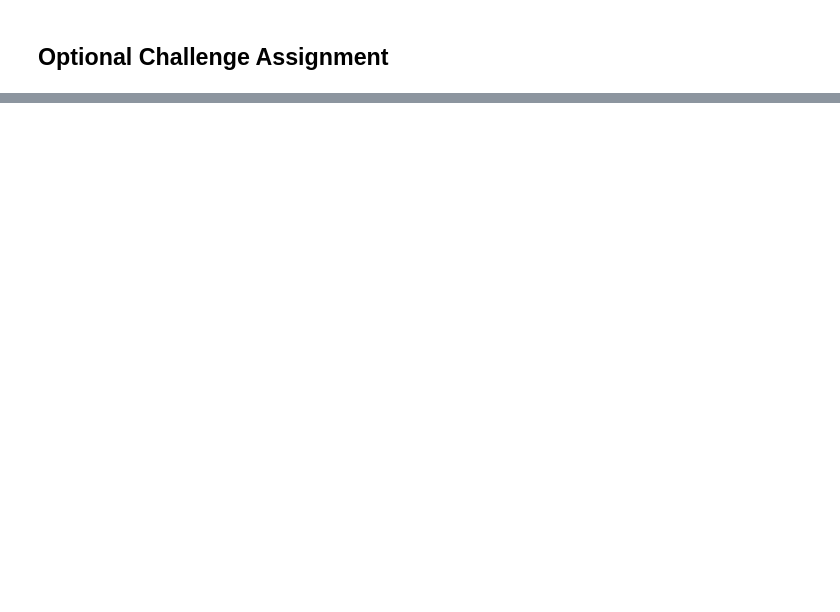
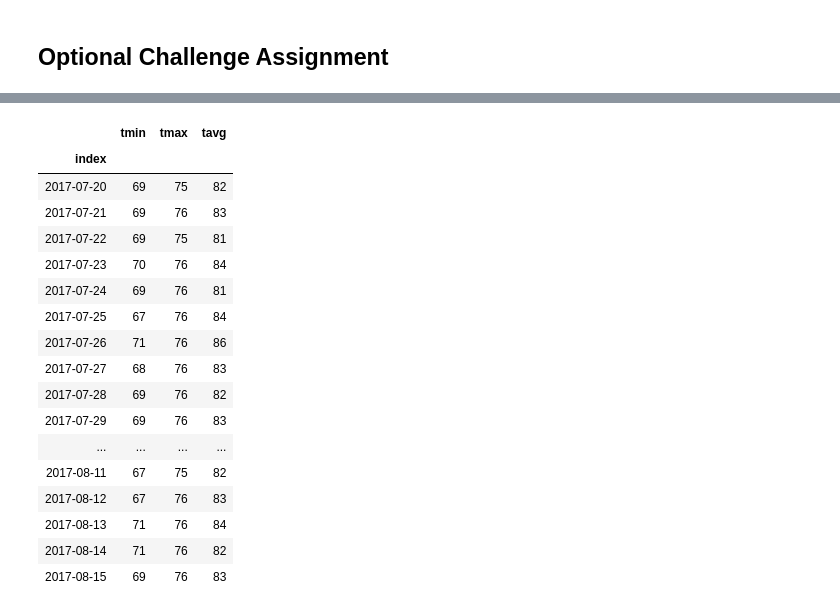
Before and after one commit to SharmaBhumi/sqlalchemy-challenge, a Jupyter notebook: climate_starter.ipynb, the cells around one changed output, grey strips where cells are left out. Drawn from its saved outputs; the diff is of its cells as text; code cells hidden in the pictures; blank space fills up the shorter version.

```diff
--- a/climate_starter.ipynb
+++ b/climate_starter.ipynb
@@ -335,2 +369,24 @@ daily_normals("01-01")
 # %%
 # Load the previous query results into a Pandas DataFrame and add the `trip_dates` range as the `date` index
+df_trip = pd.DataFrame({'tmin':tmin,'tmax':tmax,'tavg':tavg, 'index':index})
+df_trip=df_trip.set_index('index')
+df_trip
+# %% [output]
+|  | tmin | tmax | tavg |
+| index |  |  |  |
+| 2017-07-20 | 69 | 75 | 82 |
+| 2017-07-21 | 69 | 76 | 83 |
+| 2017-07-22 | 69 | 75 | 81 |
+| 2017-07-23 | 70 | 76 | 84 |
+| 2017-07-24 | 69 | 76 | 81 |
+| 2017-07-25 | 67 | 76 | 84 |
+| 2017-07-26 | 71 | 76 | 86 |
+| 2017-07-27 | 68 | 76 | 83 |
+| 2017-07-28 | 69 | 76 | 82 |
+| 2017-07-29 | 69 | 76 | 83 |
+| ... | ... | ... | ... |
+| 2017-08-11 | 67 | 75 | 82 |
+| 2017-08-12 | 67 | 76 | 83 |
+| 2017-08-13 | 71 | 76 | 84 |
+| 2017-08-14 | 71 | 76 | 82 |
+| 2017-08-15 | 69 | 76 | 83 |
```
Also changed, not shown: parts of 5 cells of this notebook.
